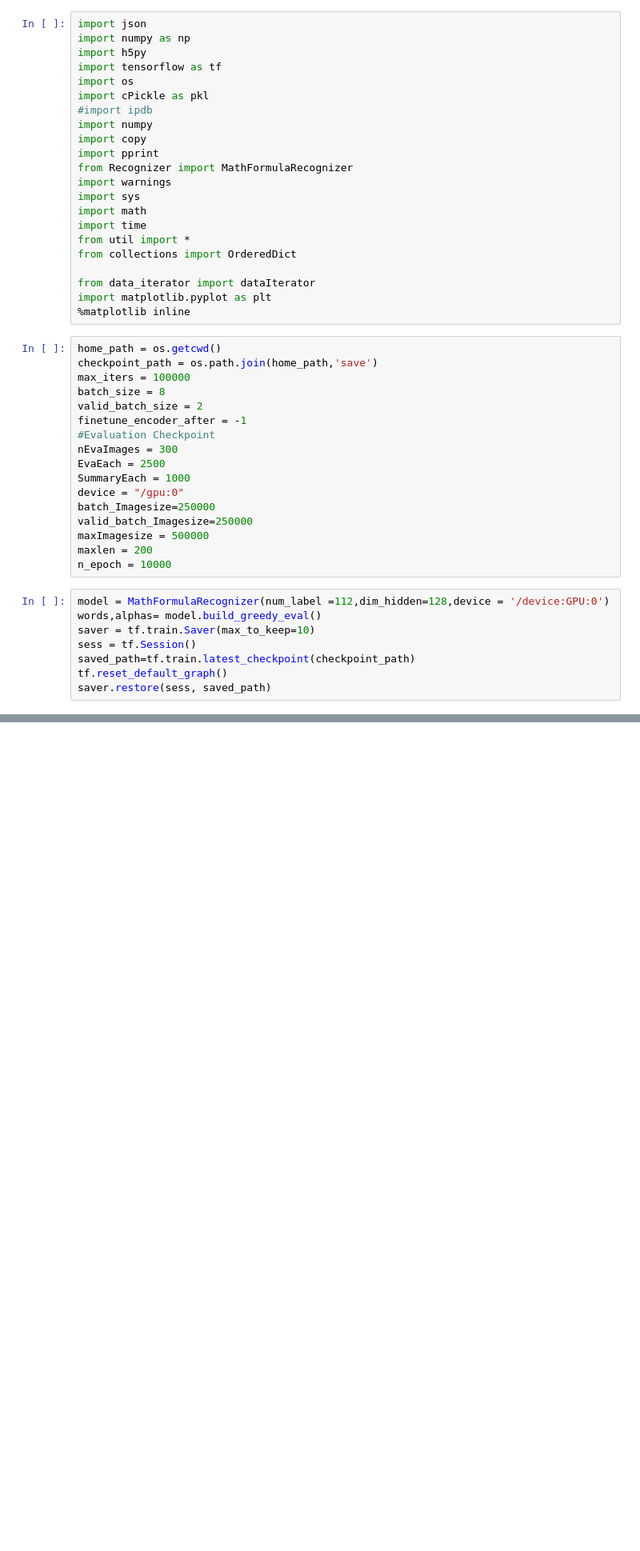
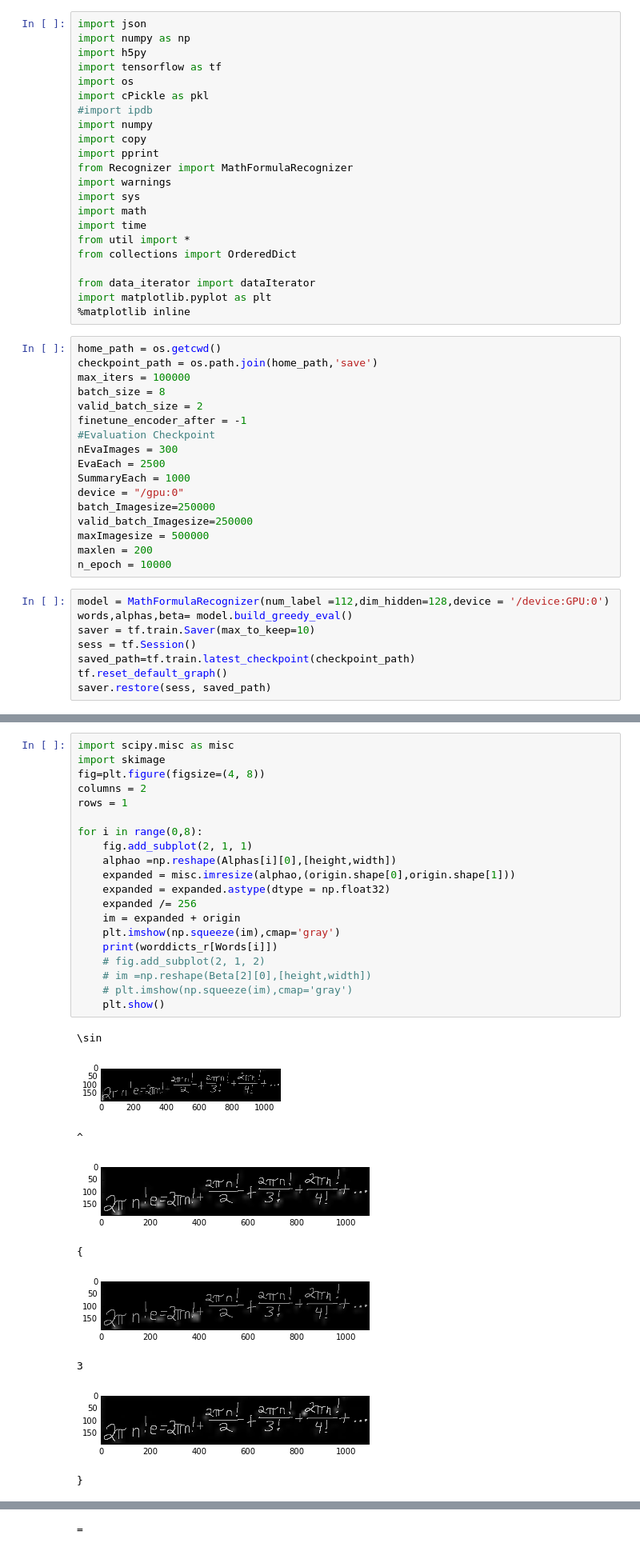
Before and after one commit to menglin0320/wap-on-tensor, a Jupyter notebook: test_greedy.ipynb, the cells around one changed output, grey strips where cells are left out. Shown: that part at 80% size. Cells and saved outputs as stored; diff of their text form; blank space fills up the shorter version.

```diff
--- a/test_greedy.ipynb
+++ b/test_greedy.ipynb
@@ -39,7 +39,7 @@ maxlen = 200
 n_epoch = 10000
 # %%
 model = MathFormulaRecognizer(num_label =112,dim_hidden=128,device = '/device:GPU:0')
-words,alphas= model.build_greedy_eval()
+words,alphas,beta= model.build_greedy_eval()
 saver = tf.train.Saver(max_to_keep=10)
 sess = tf.Session()
 saved_path=tf.train.latest_checkpoint(checkpoint_path)
@@ -84,0 +91,30 @@ plt.imshow(np.squeeze(im),cmap='gray')
+# %%
+import scipy.misc as misc
+import skimage
+fig=plt.figure(figsize=(4, 8))
+columns = 2
+rows = 1
+
+for i in range(0,8):
+    fig.add_subplot(2, 1, 1)
+    alphao =np.reshape(Alphas[i][0],[height,width])
+    expanded = misc.imresize(alphao,(origin.shape[0],origin.shape[1]))
+    expanded = expanded.astype(dtype = np.float32)
+    expanded /= 256
+    im = expanded + origin
+    plt.imshow(np.squeeze(im),cmap='gray')
+    print(worddicts_r[Words[i]])
+    # fig.add_subplot(2, 1, 2)
+    # im =np.reshape(Beta[2][0],[height,width])
+    # plt.imshow(np.squeeze(im),cmap='gray')
+    plt.show()
+# %% [output]
+\sin
+[figure, added]
+^
+[figure, added]
+{
+[figure, added]
+3
+[figure, added]
+}
@@ -84,0 +122 @@ plt.imshow(np.squeeze(im),cmap='gray')
+=
```
Also changed, not shown: parts of 6 cells of this notebook, 3 other files.
